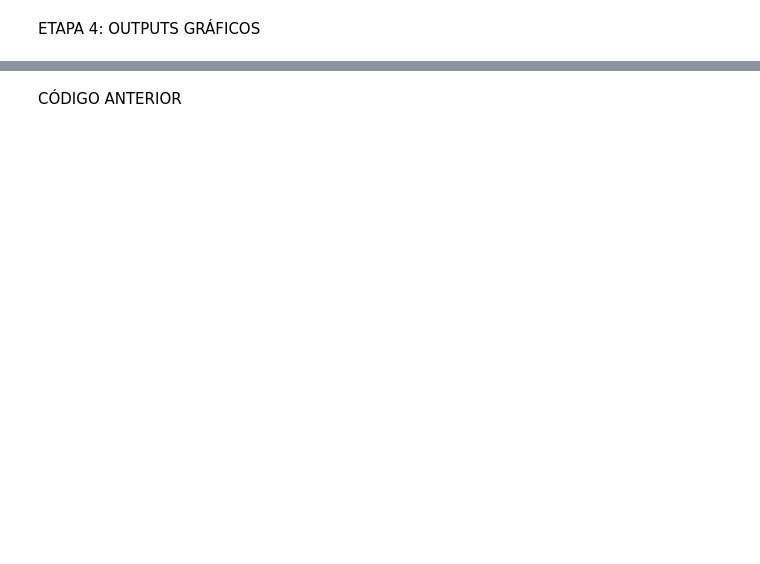
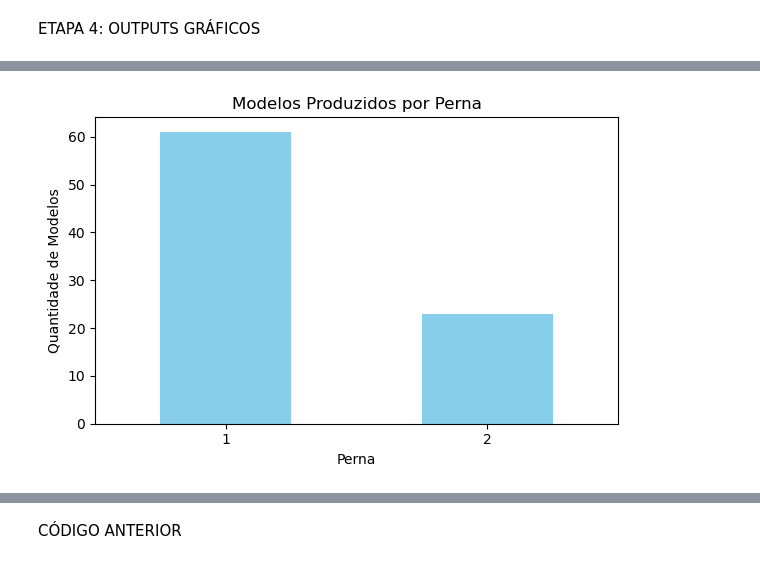
Before and after one commit to MatheusFariasPJ/PROJETO_MERCEDES, a Jupyter notebook: SIMULADOR.ipynb, the cells around one changed output, grey strips where cells are left out. Saved outputs shown, nothing was run; the diff lists cells and outputs as text; code cells hidden in the pictures; blank space fills up the shorter version.

```diff
--- a/SIMULADOR.ipynb
+++ b/SIMULADOR.ipynb
@@ -576,0 +611,15 @@ plt.show()
+# %%
+# Conta os modelos únicos por perna
+modelos_por_perna = df_log.groupby("perna")["nome"].nunique()
+
+# Gráfico de barras
+plt.figure(figsize=(6, 4))
+modelos_por_perna.plot(kind='bar', color='skyblue')
+plt.title("Modelos Produzidos por Perna")
+plt.xlabel("Perna")
+plt.ylabel("Quantidade de Modelos")
+plt.xticks(rotation=0)
+plt.tight_layout()
+plt.show()
+# %% [output]
+[figure, added]
```
Also changed, not shown: parts of 16 cells of this notebook.
